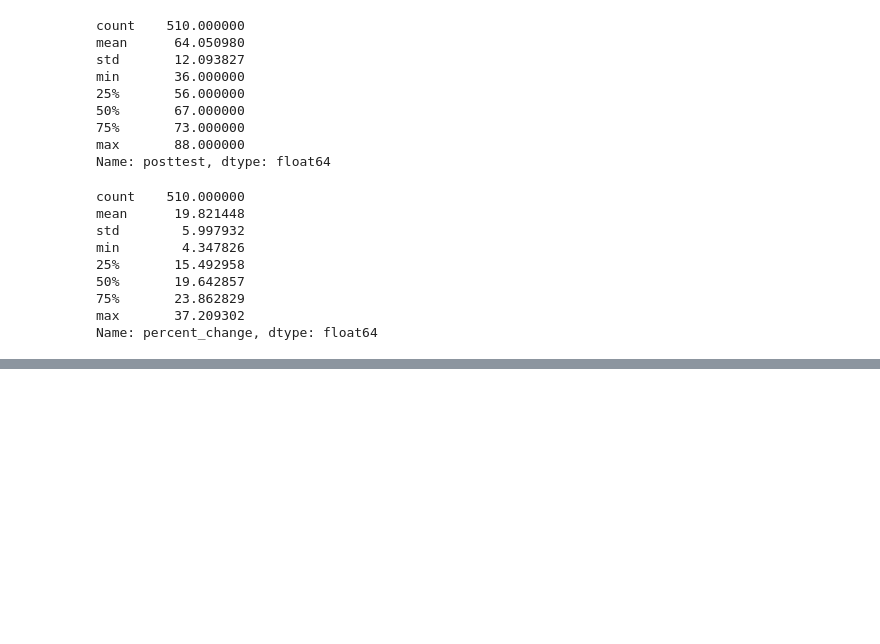
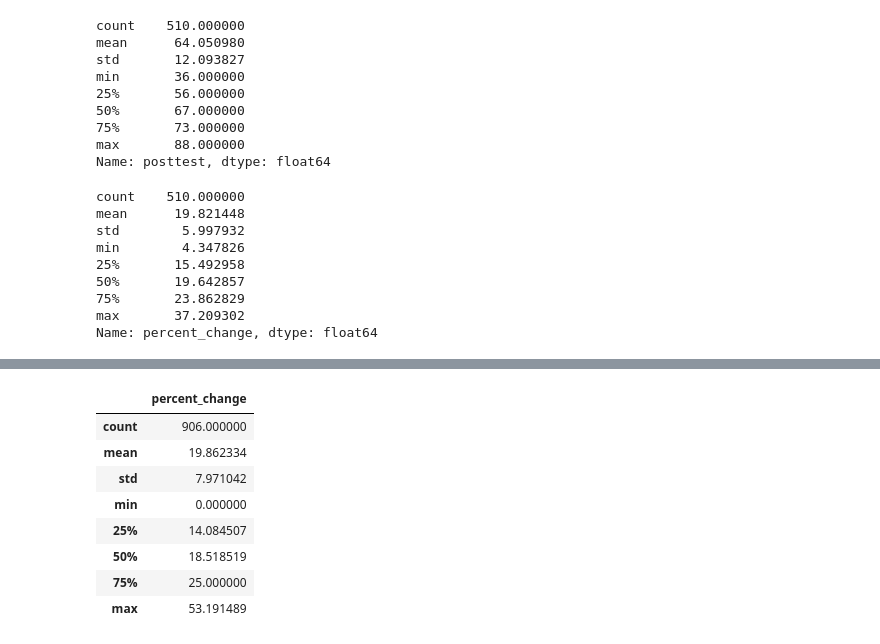
Before and after one commit to yangsue47/School_Is_Cool, a Jupyter notebook: Sandbox/Pa/test_scores_EDA.ipynb, the cells around one changed output, grey strips where cells are left out. Drawn from its saved outputs; the diff is of its cells as text; code cells hidden in the pictures; blank space fills up the shorter version.

```diff
--- a/Sandbox/Pa/test_scores_EDA.ipynb
+++ b/Sandbox/Pa/test_scores_EDA.ipynb
@@ -397,0 +434,13 @@ Name: percent_change, dtype: float64
+# %%
+urban_percent = pd.DataFrame(urban_df['percent_change'].describe())
+urban_percent
+# %% [output]
+|  | percent_change |
+| count | 906.000000 |
+| mean | 19.862334 |
+| std | 7.971042 |
+| min | 0.000000 |
+| 25% | 14.084507 |
+| 50% | 18.518519 |
+| 75% | 25.000000 |
+| max | 53.191489 |
```
Also changed, not shown: parts of 6 cells of this notebook, 3 other files.
